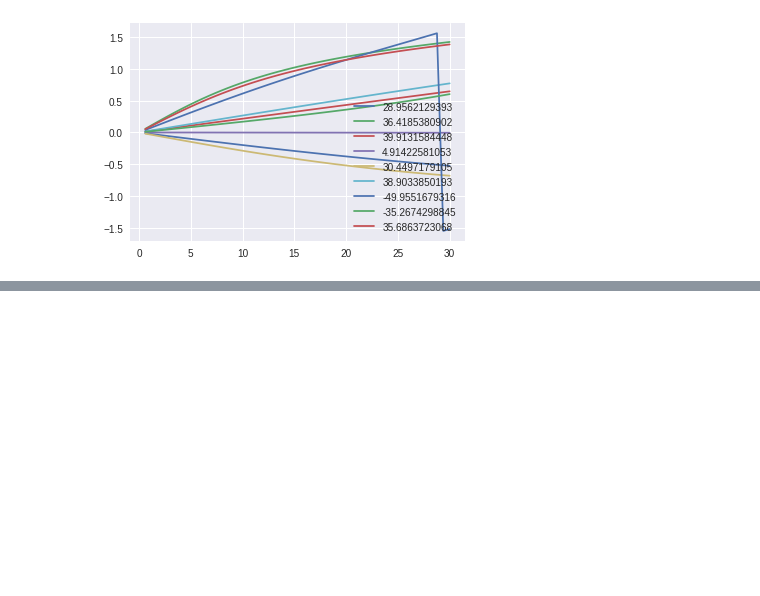
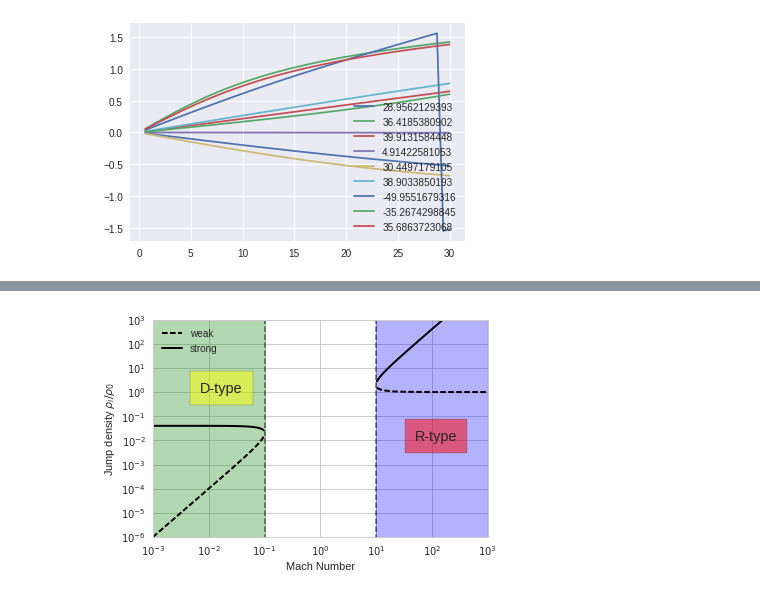
Before and after one commit to Lxndrs/Thesis, a Jupyter notebook: Picture_maker.ipynb, the cells around one changed output, grey strips where cells are left out. Drawn from its saved outputs; the diff is of its cells as text; code cells hidden in the pictures; blank space fills up the shorter version.

```diff
--- a/Picture_maker.ipynb
+++ b/Picture_maker.ipynb
@@ -144,0 +154,42 @@ for b in beta:
+# %%
+ci = 10
+c0 = 2
+cr = ci/c0
+# %%
+Mr = cr*(1 + np.sqrt(1 - 1./cr**2))
+Md = cr*(1 - np.sqrt(1 - 1./cr**2))
+Ms = np.logspace(-3, np.log10(Md), 100)
+MS = np.logspace(np.log10(Mr), 3, 100)
+sns.set_style("whitegrid")
+# %%
+def D(M):
+    """
+    Discriminant of jump density function
+    """
+    return np.sqrt((M**2+1)**2 - 4*(M*cr)**2)
+# %%
+Xdw = 0.5/cr**2*(Ms**2 + 1 - D(Ms))
+Xds = 0.5/cr**2*(Ms**2 + 1 + D(Ms))
+Xrw = 0.5/cr**2*(MS**2 + 1 - D(MS))
+Xrs = 0.5/cr**2*(MS**2 + 1 + D(MS))
+# %%
+plt.plot(Ms, Xdw, lw=2, c="k", linestyle="--", label="weak")
+plt.plot(Ms, Xds, lw=2, c="k", linestyle="-")
+plt.plot(MS, Xrw, lw=2, c="k", linestyle="--")
+plt.plot(MS, Xrs, lw=2, c="k", linestyle="-", label="strong")
+plt.plot([Md, Md], [0, 1000], "k--", alpha=0.5)
+plt.plot([Mr, Mr], [0, 1000], "k--", alpha=0.5)
+plt.xscale("log")
+plt.yscale("log")
+plt.xlim(1e-3, 1e3)
+plt.ylim(1e-6, 1e3)
+plt.text(0.007, 1, "D-type", fontsize="x-large", bbox={'facecolor':'yellow', 'alpha':0.5, 'pad':10})
+plt.text(50, 0.01, "R-type", fontsize="x-large", bbox={'facecolor':'red', 'alpha':0.5, 'pad':10})
+plt.fill_between([1e-3, Md], 1e3, alpha = 0.3, color="green")
+plt.fill_between([Mr, 1e3], 1e3, alpha = 0.3, color="blue")
+plt.legend(loc="best")
+plt.xlabel("Mach Number")
+plt.ylabel(r"Jump density $\rho_i/\rho_0$")
+plt.savefig("./Figures/IF-types.pdf")
+# %% [output]
+[figure, added]
```
Also changed, not shown: parts of 5 cells of this notebook, 7 other files.
